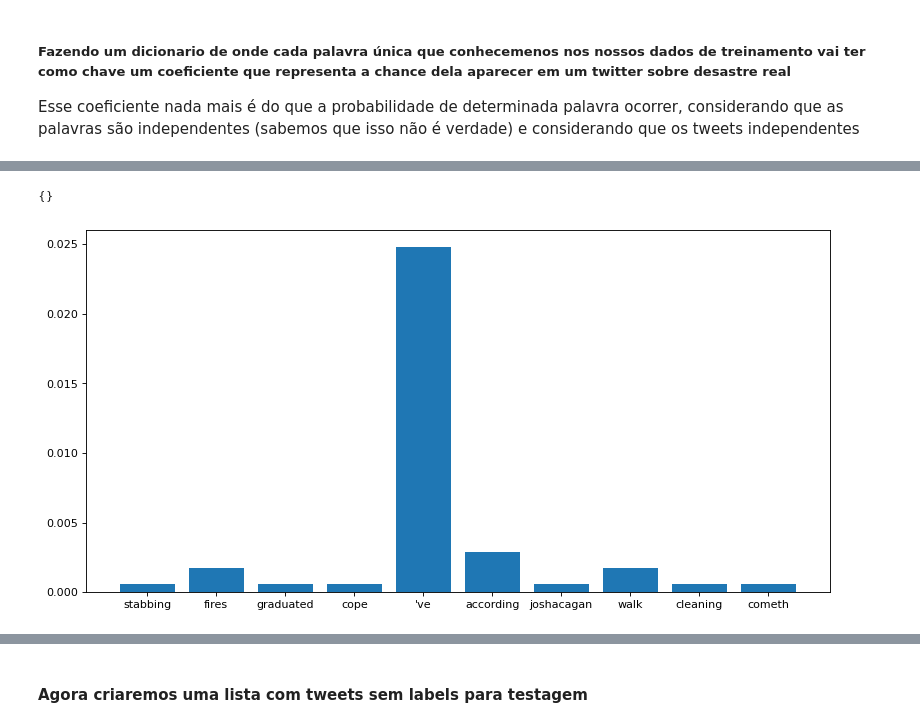
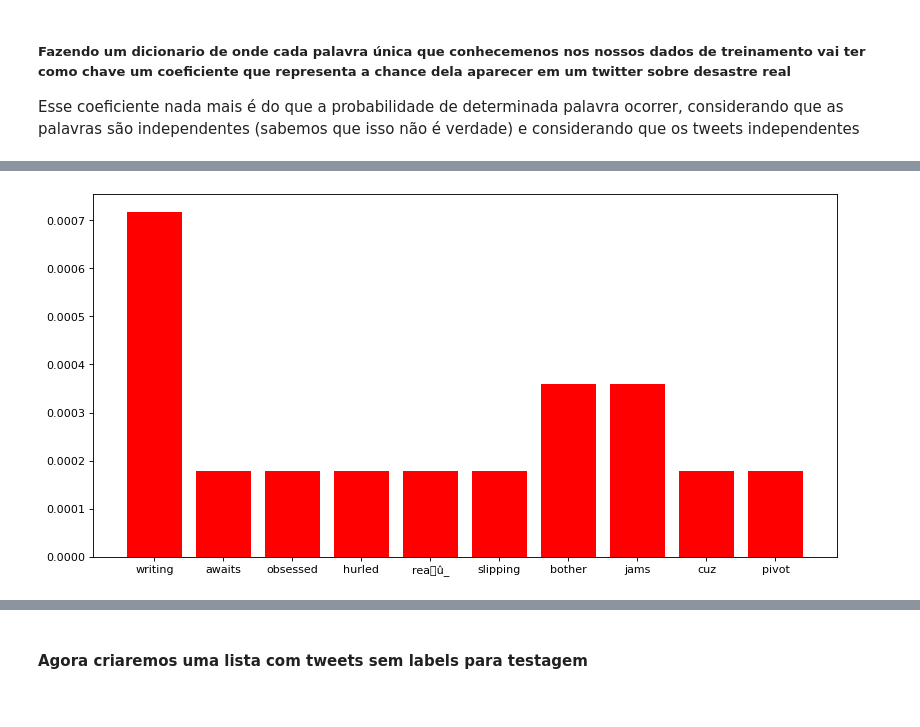
Before and after one commit to vcnovaes/Natural-Language-Processing-with-Disaster-Tweets, a Jupyter notebook: Untitled.ipynb, the cells around one changed output, grey strips where cells are left out. Saved outputs shown, nothing was run; the diff lists cells and outputs as text; code cells hidden in the pictures.

```diff
--- a/Untitled.ipynb
+++ b/Untitled.ipynb
@@ -135,11 +125,4 @@ plt.show()
 # %%
-dict_prob_false = dict( {} )
-
-
-to_keep = {'VB', 'VBG', 'VBN', 'VBZ' , 'VBP'}
-clean_tr_false = []
-for sentence in tr_false:
-    for w in sentence:
-        if w[1] in to_keep and w[0] != '' and len(w[0])>1:
-            clean_tr_false.append(w[0].lower())
+dict_prob_false = dict({})
+cl_tr_false = just_verbs(tr_false.to_list())
 # %%
@@ -148,0 +133,2 @@ len(clean_tr_false)
+# %%
+vocab_words_false_dis = create_vocab(cl_tr_false)
@@ -149,4 +151,4 @@ len(clean_tr_false)
 # %%
-clean_tr_false_unique = list(set(clean_tr_false))
-len(clean_tr_false_unique)
+vocab_unique_words_false_dis = list(set(vocab_words_false_dis))
+len(vocab_unique_words_false_dis)
 # %% [output]
@@ -157,12 +159,12 @@ dict_word_false = {}
 max_w_false = ''
 max_prob_false = -1
 min_prob_false = np.Inf
-for w in clean_tr_false_unique:
+for w in vocab_unique_words_false_dis:
     count = 0
-    for word in clean_tr_false:
+    for word in vocab_words_false_dis:
         if w == word:
             count += 1
-    prob = count/len(clean_tr_false)
+    prob = count/len(vocab_words_false_dis)
     if prob > max_prob_false:
         max_w_false = w
         max_prob_false = prob
@@ -183,7 +268,3 @@ is : 0.0689506880733945
 false_sample = list(dict_word_false.items())
 rnd.shuffle(false_sample)
 false_sample = dict(false_sample[:10])
-# %%
-print(dict_prob_false)
-# %% [output]
-{}
@@ -192,7 +271,7 @@ normalized_tt_dis =
 # %%
 pre_plot()
-plt.bar(*zip(*false_sample.items()))
+plt.bar(*zip(*false_sample.items()),color='red')
 plt.show()
 # %% [output]
-[figure, old version]
+[figure, new version]
 # %%
```
Also changed, not shown: parts of 41 cells of this notebook.
